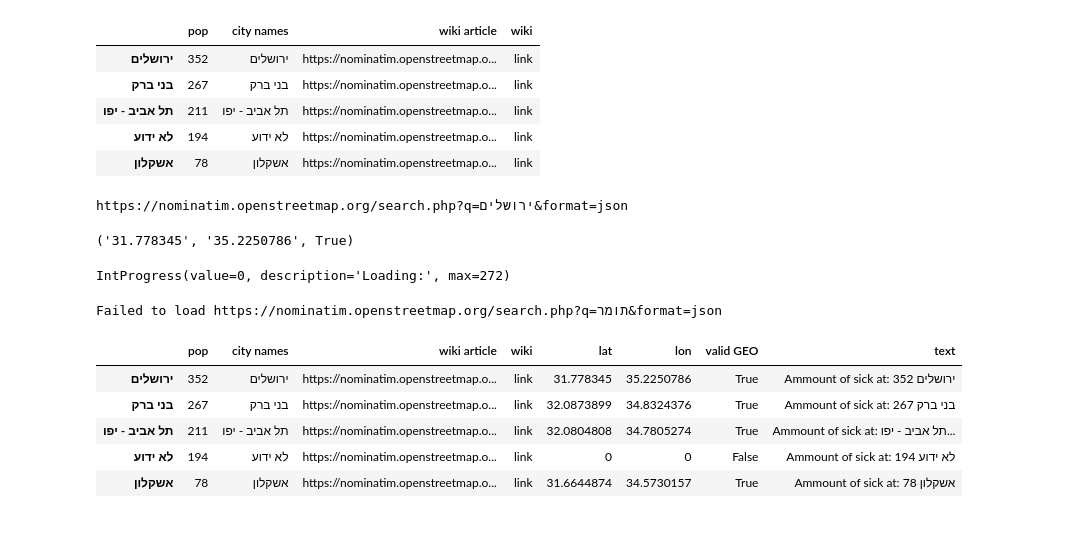
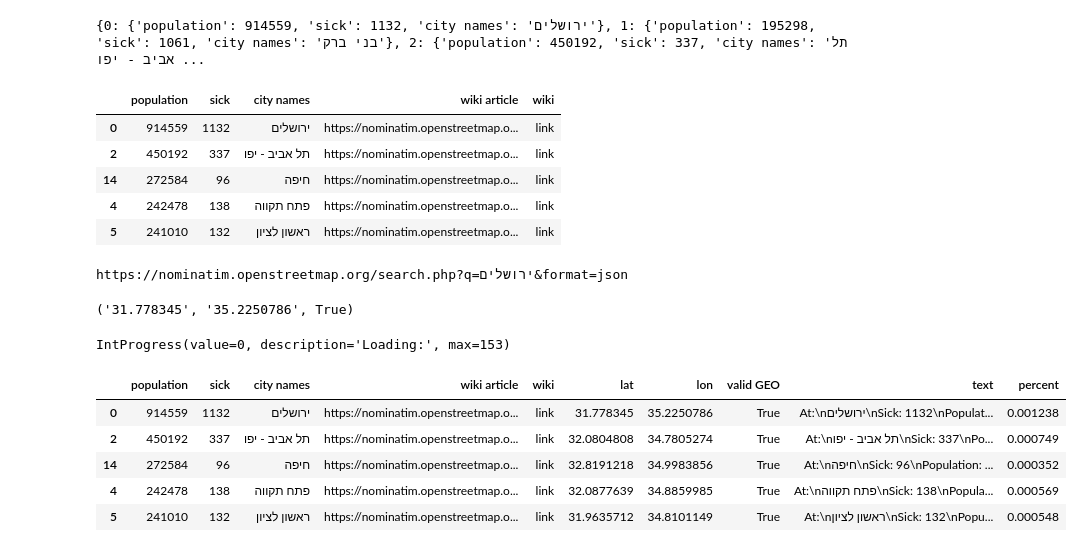
Before and after one commit to nick-armenta/coronaJupyter, a Jupyter notebook: corona cities.ipynb, the cells around one changed output. Cells and saved outputs as stored; diff of their text form; code cells hidden in the pictures.

Commit message:
updated apr 3 - with data from MOH

```diff
--- a/corona cities.ipynb
+++ b/corona cities.ipynb
@@ -16,16 +4,34 @@ for part in cities_delim:
+# %%
+dict_cities = {}
+cities_file = open("corona_cities_apr_3.txt","r",encoding="utf-8")
+index_ = 0
+for line_ in cities_file:
+    parts = line_.split()
+    temp_ints = []
+    temp_name = []
+    for part_ in parts:
+        if part_.isnumeric():
+            temp_ints.append(part_)
+        else:
+            temp_name.append(part_)
+
+    dict_cities[index_] = {'population': int(temp_ints[0]), 'sick': int(temp_ints[1]), 'city names': ' '.join(temp_name)}
+    index_ = index_ + 1
+print(dict_cities)
+# %% [output]
+{0: {'population': 914559, 'sick': 1132, 'city names': 'ירושלים'}, 1: {'population': 195298, 'sick': 1061, 'city names': 'בני ברק'}, 2: {'population': 450192, 'sick': 337, 'city names': 'תל אביב - יפו ...
 # %%
-cities_pretty = pd.DataFrame.from_dict(dict_cities, orient='index',columns=['pop'])
-cities_pretty['city names'] = [str(i) for i in cities_pretty.index]
-cities_pretty['wiki article'] = ["""https://nominatim.openstreetmap.org/search.php?q="""+str(i)+"""&format=json""" for i in cities_pretty.index]
+cities_pretty = pd.DataFrame.from_dict(dict_cities, orient='index')
+cities_pretty['wiki article'] = ["""https://nominatim.openstreetmap.org/search.php?q="""+str(i)+"""&format=json""" for i in cities_pretty['city names']]
 cities_pretty['wiki'] = cities_pretty['wiki article'].apply(lambda x: '<a href="{0}">link</a>'.format(x))
-display(HTML(cities_pretty.sort_values(by=['pop'],ascending=False).head().to_html(escape=False)))
+display(HTML(cities_pretty.sort_values(by=['population'],ascending=False).head().to_html(escape=False)))
 # %% [output]
-|  | pop | city names | wiki article | wiki |
-| ירושלים | 352 | ירושלים | https://nominatim.openstreetmap.o... | link |
-| בני ברק | 267 | בני ברק | https://nominatim.openstreetmap.o... | link |
-| תל אביב - יפו | 211 | תל אביב - יפו | https://nominatim.openstreetmap.o... | link |
-| לא ידוע | 194 | לא ידוע | https://nominatim.openstreetmap.o... | link |
-| אשקלון | 78 | אשקלון | https://nominatim.openstreetmap.o... | link |
+|  | population | sick | city names | wiki article | wiki |
+| 0 | 914559 | 1132 | ירושלים | https://nominatim.openstreetmap.o... | link |
+| 2 | 450192 | 337 | תל אביב - יפו | https://nominatim.openstreetmap.o... | link |
+| 14 | 272584 | 96 | חיפה | https://nominatim.openstreetmap.o... | link |
+| 4 | 242478 | 138 | פתח תקווה | https://nominatim.openstreetmap.o... | link |
+| 5 | 241010 | 132 | ראשון לציון | https://nominatim.openstreetmap.o... | link |
 # %%
 import requests
 import json
@@ -87,20 +93,19 @@ for n, i in enumerate(cities_pretty['wiki article']):
     valids.append(valid_geo)
     bar.value = (n+1)
 # %% [output]
-IntProgress(value=0, description='Loading:', max=272)
+IntProgress(value=0, description='Loading:', max=153)
-Failed to load https://nominatim.openstreetmap.org/search.php?q=תומר&format=json
 # %%
 cities_pretty['lat'] = lats
 cities_pretty['lon'] = lons
 cities_pretty['valid GEO'] = valids
-cities_pretty['text'] = 'Ammount of sick at: ' + cities_pretty['city names'] +' '+ cities_pretty['pop'].astype(str)
+cities_pretty['text'] = 'At:\n' + cities_pretty['city names'] +'\nSick: '+ cities_pretty['sick'].astype(str) + '\nPopulation: ' + cities_pretty['population'].astype(str)
 # %%
-display(HTML(cities_pretty.sort_values(by=['pop'],ascending=False).head().to_html(escape=False)))
-cities_pretty.sort_values(by=['pop'],ascending=False).to_csv('CompleteCities.csv')
+display(HTML(cities_pretty.sort_values(by=['population'],ascending=False).head().to_html(escape=False)))
+cities_pretty.sort_values(by=['population'],ascending=False).to_csv('CompleteCities.csv')
 # %% [output]
-|  | pop | city names | wiki article | wiki | lat | lon | valid GEO | text |
-| ירושלים | 352 | ירושלים | https://nominatim.openstreetmap.o... | link | 31.778345 | 35.2250786 | True | Ammount of sick at: ירושלים 352 |
-| בני ברק | 267 | בני ברק | https://nominatim.openstreetmap.o... | link | 32.0873899 | 34.8324376 | True | Ammount of sick at: בני ברק 267 |
-| תל אביב - יפו | 211 | תל אביב - יפו | https://nominatim.openstreetmap.o... | link | 32.0804808 | 34.7805274 | True | Ammount of sick at: תל אביב - יפו... |
-| לא ידוע | 194 | לא ידוע | https://nominatim.openstreetmap.o... | link | 0 | 0 | False | Ammount of sick at: לא ידוע 194 |
-| אשקלון | 78 | אשקלון | https://nominatim.openstreetmap.o... | link | 31.6644874 | 34.5730157 | True | Ammount of sick at: אשקלון 78 |
+|  | population | sick | city names | wiki article | wiki | lat | lon | valid GEO | text | percent |
+| 0 | 914559 | 1132 | ירושלים | https://nominatim.openstreetmap.o... | link | 31.778345 | 35.2250786 | True | At:\nירושלים\nSick: 1132\nPopulat... | 0.001238 |
+| 2 | 450192 | 337 | תל אביב - יפו | https://nominatim.openstreetmap.o... | link | 32.0804808 | 34.7805274 | True | At:\nתל אביב - יפו\nSick: 337\nPo... | 0.000749 |
+| 14 | 272584 | 96 | חיפה | https://nominatim.openstreetmap.o... | link | 32.8191218 | 34.9983856 | True | At:\nחיפה\nSick: 96\nPopulation: ... | 0.000352 |
+| 4 | 242478 | 138 | פתח תקווה | https://nominatim.openstreetmap.o... | link | 32.0877639 | 34.8859985 | True | At:\nפתח תקווה\nSick: 138\nPopula... | 0.000569 |
+| 5 | 241010 | 132 | ראשון לציון | https://nominatim.openstreetmap.o... | link | 31.9635712 | 34.8101149 | True | At:\nראשון לציון\nSick: 132\nPopu... | 0.000548 |
```
Also changed, not shown: parts of 6 cells of this notebook, 3 other files.
